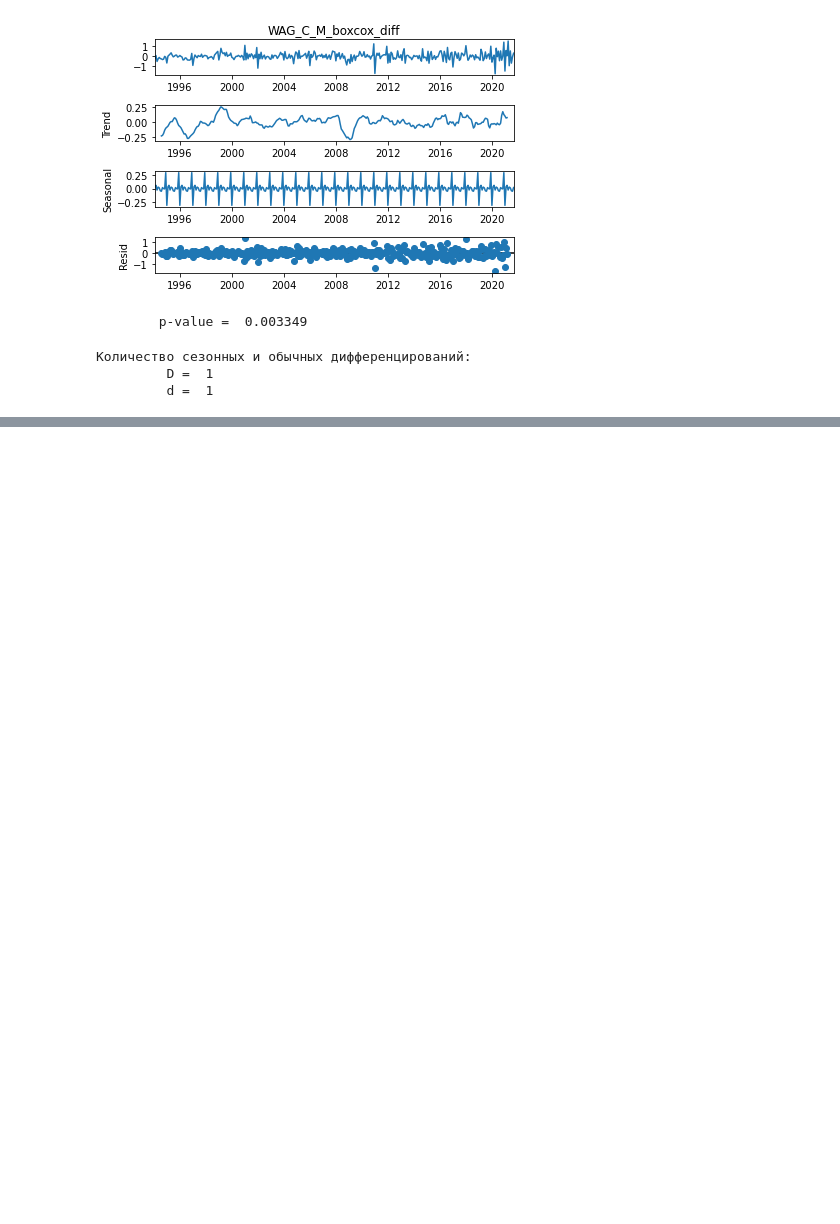
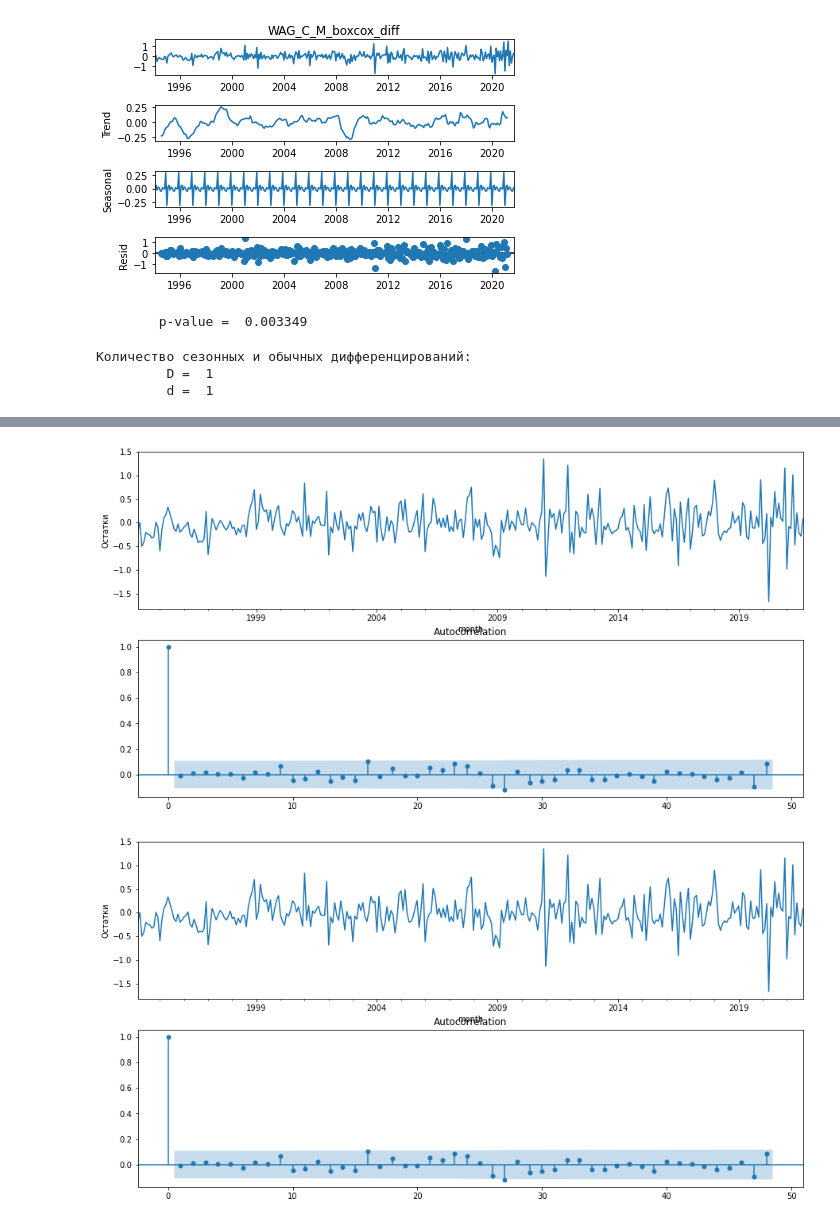
Before and after one commit to RBVV23/Coursera, a Jupyter notebook: Прикладные задачи анализа данных/Week_1/Task_1/average_wages_forecasting.ipynb, the cells around one changed output, grey strips where cells are left out. Cells and saved outputs as stored; diff of their text form; code cells hidden in the pictures; blank space fills up the shorter version.

```diff
--- a/Прикладные задачи анализа данных/Week_1/Task_1/average_wages_forecasting.ipynb
+++ b/Прикладные задачи анализа данных/Week_1/Task_1/average_wages_forecasting.ipynb
@@ -150,14 +161,10 @@ P = int(P/S)
 # ещё раз зафиксируем промежуточные итоги
 
 print('Начальные приближения из графика автокорреляционной функции:')
-print('Q\u00d7S - номер последнего сезонного лага со значимой автокорреляцией')
-print('q - номер последнего несезонного лага со значимой автокорреляцией')
 print('\t Q = ', Q)
 print('\t q = ', q)
-P = int(P/S)
+
 print('Начальные приближения из графика частичной автокорреляционной функции:')
-print('P\u00d7S - номер последнего сезонного лага со значимой частичной автокорреляцией')
-print('p - номер последнего несезонного лага со значимой автокорреляцией')
 print('\t P = ', P)
 print('\t p = ', p, '\n')
 # %% [output]
@@ -173,0 +192,25 @@ p - номер последнего несезонного лага со зна
+# %%
+# собственно сам перебор
+
+%time
+
+results = []
+best_aic = float('inf')
+warnings.filterwarnings('ignore')
+
+for i, param in enumerate(parametrs_list):
+    try:
+        model = sm.tsa.statespace.SARIMAX(data.WAG_C_M_boxcox, order=(param[0], d, param[1]),
+                                          seasonal_order=(param[2], D, param[3], S)).fit(disp=-1)
+    except ValueError:
+        print('Параметры невозможные для обучения: ', param)
+        continue
+    aic = model.aic
+    print(i)
+    if aic < best_aic:
+        best_model = model
+        best_aic = aic
+        best_param = param
+    results.append([param, model.aic])
+
+warnings.filterwarnings('default')
@@ -173,0 +275,14 @@ p - номер последнего несезонного лага со зна
+# %%
+# ПУНКТ ШЕСТОЙ - анализ остатков построенной модели, при необходимости
+
+plt.figure(figsize=(15,8))
+plt.subplot(2,1,1)
+best_model.resid[(S+1):].plot()
+plt.ylabel('Остатки')
+
+ax = plt.subplot(2,1,2)
+sm.graphics.tsa.plot_acf(best_model.resid[(S+1):].values.squeeze(), lags=4*S, ax=ax)
+# plt.show()
+# %% [output]
+[figure, added]
+[figure, added]
```
Also changed, not shown: parts of 7 cells of this notebook.
